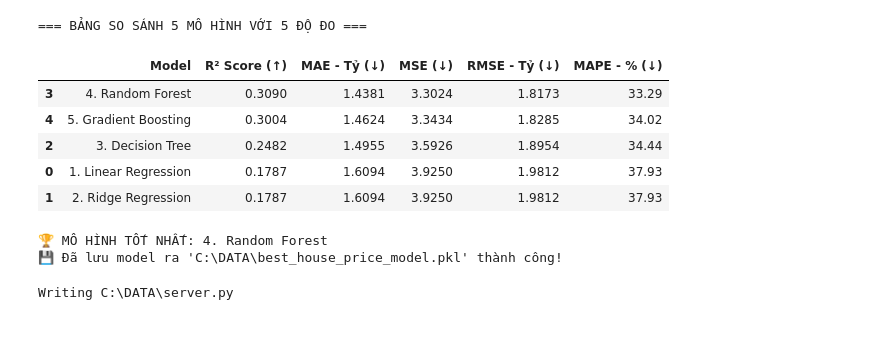
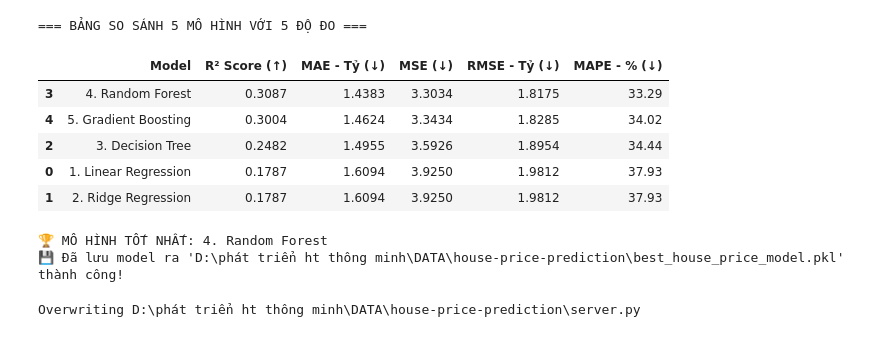
Before and after one commit to nbvhung/house-price-prediction, a Jupyter notebook: HousePrice.ipynb, the cells around one changed output. Saved outputs shown, nothing was run; the diff lists cells and outputs as text; code cells hidden in the pictures.

Commit message:
feat: implement FastAPI prediction endpoint and update house price dataset path

```diff
--- a/HousePrice.ipynb
+++ b/HousePrice.ipynb
@@ -47,8 +48,8 @@ import numpy as np
 import matplotlib.pyplot as plt
 import seaborn as sns
 
-# Đọc file dataset từ C:\DATA\gianha.csv
-file_path = r'C:\DATA\gianha.csv'
+# Đọc file dataset từ D:\phát triển ht thông minh\DATA\house-price-prediction\gianha.csv
+file_path = r'D:\phát triển ht thông minh\DATA\house-price-prediction\gianha.csv'
 df = pd.read_csv(file_path)
 
 # --- 1. Tiền xử lý dữ liệu (Data Preprocessing) ---
@@ -144,45 +150,45 @@ for name, model in models.items():
     # Tính 5 độ đo
     r2 = r2_score(y_test, y_pred)
     mae = mean_absolute_error(y_test, y_pred)
     mse = mean_squared_error(y_test, y_pred)
     rmse = np.sqrt(mse)
     mape = mean_absolute_percentage_error(y_test, y_pred) * 100
 
     results.append({
         'Model': name,
         'R² Score (↑)': round(r2, 4),
         'MAE - Tỷ (↓)': round(mae, 4),
         'MSE (↓)': round(mse, 4),
         'RMSE - Tỷ (↓)': round(rmse, 4),
         'MAPE - % (↓)': round(mape, 2)
     })
 
 # 5. Bảng tổng hợp so sánh
 df_results = pd.DataFrame(results).sort_values(by='R² Score (↑)', ascending=False)
 print("=== BẢNG SO SÁNH 5 MÔ HÌNH VỚI 5 ĐỘ ĐO ===")
 display(df_results)
 
 # 6. Rút ra mô hình tốt nhất và lưu lại
 best_model_name = df_results.iloc[0]['Model']
 best_model = trained_models[best_model_name]
 print(f"\n🏆 MÔ HÌNH TỐT NHẤT: {best_model_name}")
 
 # Lưu mô hình & danh sách features để đưa lên Mobile
-joblib.dump(best_model, r'C:\DATA\best_house_price_model.pkl')
-joblib.dump(list(X.columns), r'C:\DATA\model_features.pkl')
-print("💾 Đã lưu model ra 'C:\\DATA\\best_house_price_model.pkl' thành công!")
+joblib.dump(best_model, r'D:\phát triển ht thông minh\DATA\house-price-prediction\best_house_price_model.pkl')
+joblib.dump(list(X.columns), r'D:\phát triển ht thông minh\DATA\house-price-prediction\model_features.pkl')
+print("💾 Đã lưu model ra 'D:\\phát triển ht thông minh\\DATA\\house-price-prediction\\best_house_price_model.pkl' thành công!")
 # %% [output]
 === BẢNG SO SÁNH 5 MÔ HÌNH VỚI 5 ĐỘ ĐO ===
 |  | Model | R² Score (↑) | MAE - Tỷ (↓) | MSE (↓) | RMSE - Tỷ (↓) | MAPE - % (↓) |
-| 3 | 4. Random Forest | 0.3090 | 1.4381 | 3.3024 | 1.8173 | 33.29 |
+| 3 | 4. Random Forest | 0.3087 | 1.4383 | 3.3034 | 1.8175 | 33.29 |
 | 4 | 5. Gradient Boosting | 0.3004 | 1.4624 | 3.3434 | 1.8285 | 34.02 |
 | 2 | 3. Decision Tree | 0.2482 | 1.4955 | 3.5926 | 1.8954 | 34.44 |
 | 0 | 1. Linear Regression | 0.1787 | 1.6094 | 3.9250 | 1.9812 | 37.93 |
 | 1 | 2. Ridge Regression | 0.1787 | 1.6094 | 3.9250 | 1.9812 | 37.93 |
 🏆 MÔ HÌNH TỐT NHẤT: 4. Random Forest
-💾 Đã lưu model ra 'C:\DATA\best_house_price_model.pkl' thành công!
+💾 Đã lưu model ra 'D:\phát triển ht thông minh\DATA\house-price-prediction\best_house_price_model.pkl' thành công!
 # %%
-%%writefile C:\DATA\server.py
+%%writefile "D:\phát triển ht thông minh\DATA\house-price-prediction\server.py"
 from fastapi import FastAPI
 from pydantic import BaseModel
 import joblib
@@ -191,8 +197,8 @@ import numpy as np
 app = FastAPI(title="House Price Prediction API")
 
 # Load model và features
-model = joblib.load(r'C:\DATA\best_house_price_model.pkl')
-features_list = joblib.load(r'C:\DATA\model_features.pkl')
+model = joblib.load(r'D:\phát triển ht thông minh\DATA\house-price-prediction\best_house_price_model.pkl')
+features_list = joblib.load(r'D:\phát triển ht thông minh\DATA\house-price-prediction\model_features.pkl')
 
 class HouseInput(BaseModel):
     area: float
@@ -225,4 +231,4 @@ def predict_price(data: HouseInput):
         "message": f"Ước tính giá nhà: {round(float(predicted_price), 2)} Tỷ VNĐ"
     }
 # %% [output]
-Writing C:\DATA\server.py
+Overwriting D:\phát triển ht thông minh\DATA\house-price-prediction\server.py
```
Also changed, not shown: parts of 2 cells of this notebook, 3 other files.
